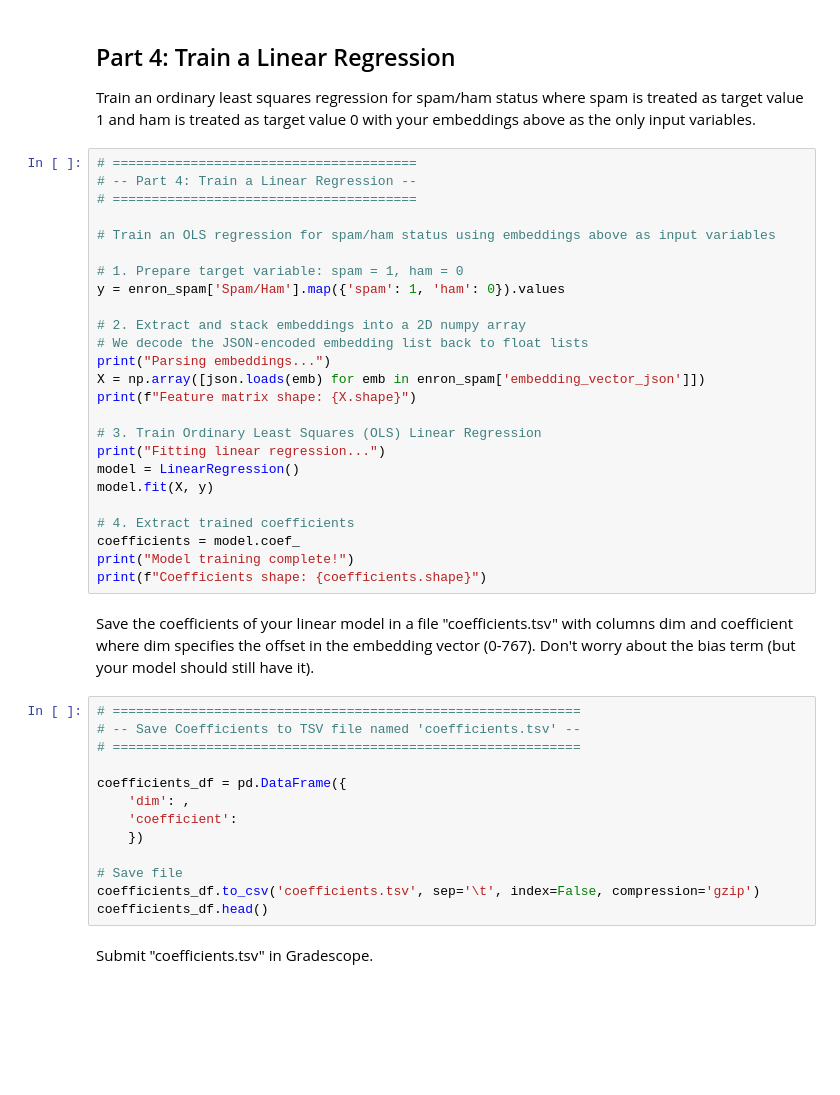
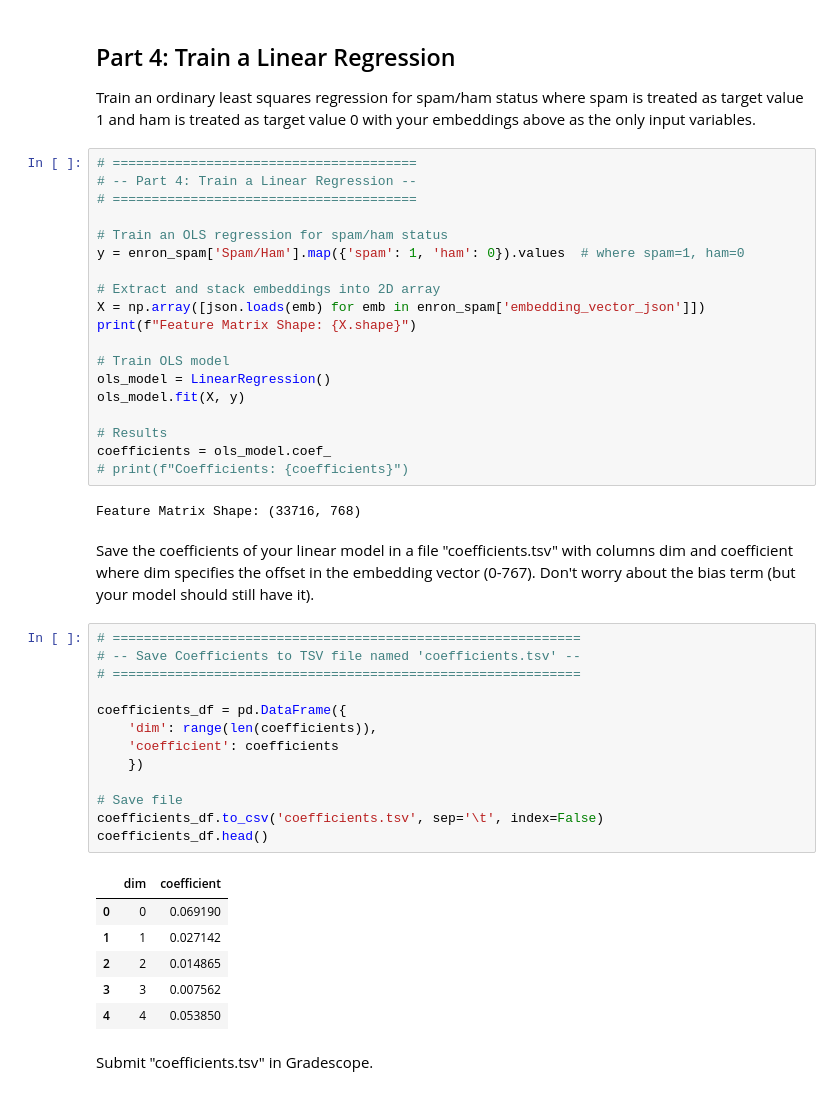
Before and after one commit to veniola/dx704-project-12, a Jupyter notebook: dx704-project-12.ipynb, the cells around one changed output. Drawn from its saved outputs; the diff is of its cells as text; blank space fills up the shorter version.

```diff
--- a/dx704-project-12.ipynb
+++ b/dx704-project-12.ipynb
@@ -245,42 +245,45 @@ Train an ordinary least squares regression for spam/ham status where spam is tre
 # -- Part 4: Train a Linear Regression --
 # =======================================
 
-# Train an OLS regression for spam/ham status using embeddings above as input variables
+# Train an OLS regression for spam/ham status
+y = enron_spam['Spam/Ham'].map({'spam': 1, 'ham': 0}).values  # where spam=1, ham=0
 
-# 1. Prepare target variable: spam = 1, ham = 0
-y = enron_spam['Spam/Ham'].map({'spam': 1, 'ham': 0}).values
+# Extract and stack embeddings into 2D array
+X = np.array([json.loads(emb) for emb in enron_spam['embedding_vector_json']])
+print(f"Feature Matrix Shape: {X.shape}")
 
-# 2. Extract and stack embeddings into a 2D numpy array
-# We decode the JSON-encoded embedding list back to float lists
-print("Parsing embeddings...")
-X = np.array([json.loads(emb) for emb in enron_spam['embedding_vector_json']])
-print(f"Feature matrix shape: {X.shape}")
+# Train OLS model
+ols_model = LinearRegression()
+ols_model.fit(X, y)
 
-# 3. Train Ordinary Least Squares (OLS) Linear Regression
-print("Fitting linear regression...")
-model = LinearRegression()
-model.fit(X, y)
-
-# 4. Extract trained coefficients
-coefficients = model.coef_
-print("Model training complete!")
-print(f"Coefficients shape: {coefficients.shape}")
+# Results
+coefficients = ols_model.coef_
+# print(f"Coefficients: {coefficients}")
+# %% [output]
+Feature Matrix Shape: (33716, 768)
 # %% [markdown]
 Save the coefficients of your linear model in a file "coefficients.tsv" with columns dim and coefficient where dim specifies the offset in the embedding vector (0-767).
 Don't worry about the bias term (but your model should still have it).
 # %%
 # ============================================================
 # -- Save Coefficients to TSV file named 'coefficients.tsv' --
 # ============================================================
 
 coefficients_df = pd.DataFrame({
-    'dim': ,
-    'coefficient':
+    'dim': range(len(coefficients)),
+    'coefficient': coefficients
     })
 
 # Save file
-coefficients_df.to_csv('coefficients.tsv', sep='\t', index=False, compression='gzip')
+coefficients_df.to_csv('coefficients.tsv', sep='\t', index=False)
 coefficients_df.head()
+# %% [output]
+|  | dim | coefficient |
+| 0 | 0 | 0.069190 |
+| 1 | 1 | 0.027142 |
+| 2 | 2 | 0.014865 |
+| 3 | 3 | 0.007562 |
+| 4 | 4 | 0.053850 |
 # %% [markdown]
 Submit "coefficients.tsv" in Gradescope.
 # %% [markdown]
```
Also changed, not shown: parts of 6 cells of this notebook.
